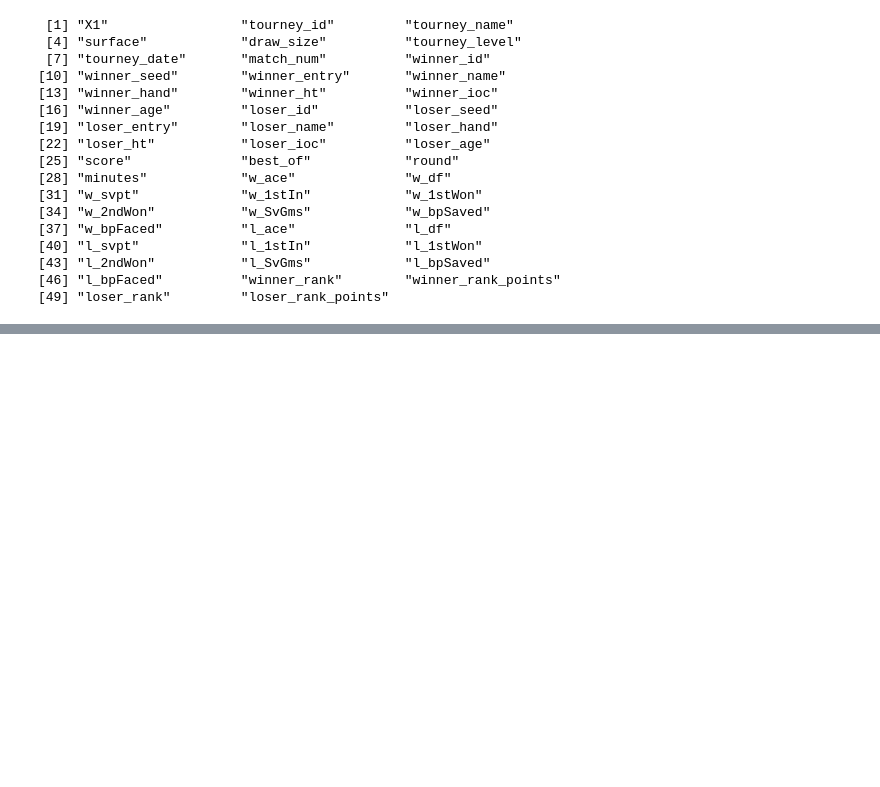
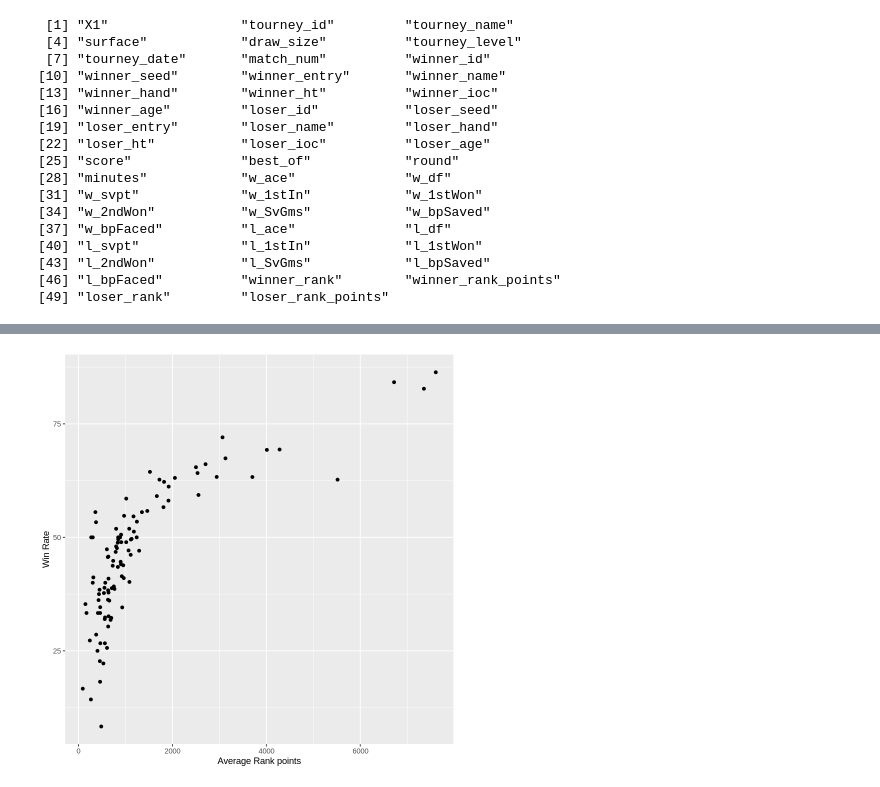
Before and after one commit to SimonYYL/DSCI_100_group19_group_project, a Jupyter notebook: tennis_regression.ipynb, the cells around one changed output, grey strips where cells are left out. Cells and saved outputs as stored; diff of their text form; code cells hidden in the pictures; blank space fills up the shorter version.

```diff
--- a/tennis_regression.ipynb
+++ b/tennis_regression.ipynb
@@ -162,0 +172,7 @@ Computational engine: kknn
+# %%
+ggplot(player_career, aes(x=mean_rank_points,y=win_rate)) +
+    geom_point() +
+    xlab("Average Rank points") +
+    ylab("Win Rate")
+# %% [output]
+[figure, added]
```
Also changed, not shown: parts of 2 cells of this notebook.
